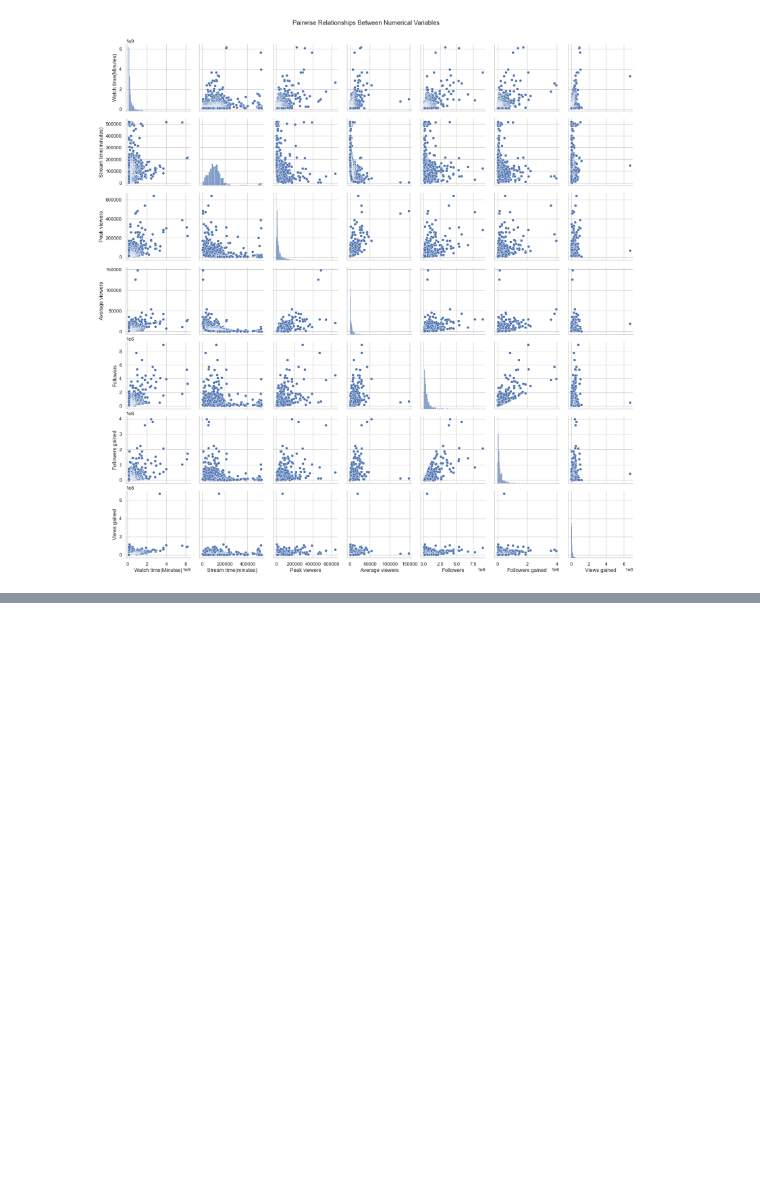
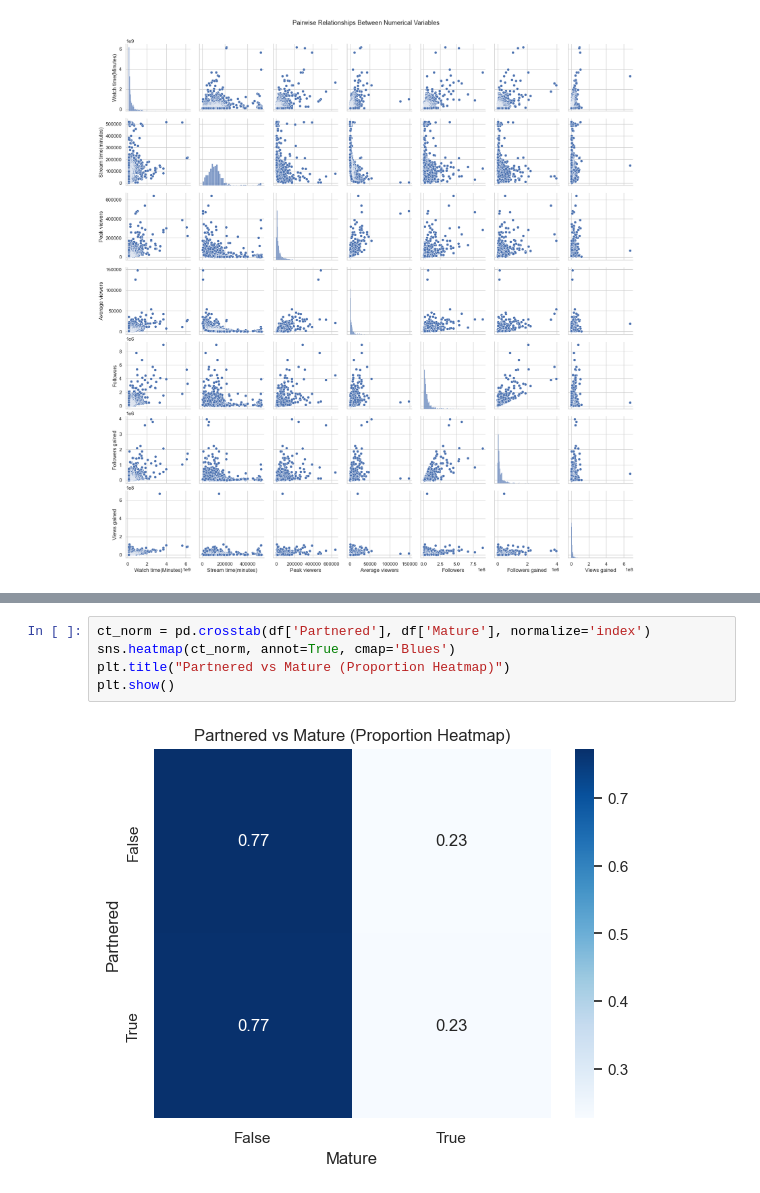
Before and after one commit to datasheng/CSC460_Anour_Ibrahim, a Jupyter notebook: hw4/eda.ipynb, the cells around one changed output, grey strips where cells are left out. Saved outputs shown, nothing was run; the diff lists cells and outputs as text; blank space fills up the shorter version.

```diff
--- a/hw4/eda.ipynb
+++ b/hw4/eda.ipynb
@@ -182,0 +193,7 @@ plt.show()
+# %%
+ct_norm = pd.crosstab(df['Partnered'], df['Mature'], normalize='index')
+sns.heatmap(ct_norm, annot=True, cmap='Blues')
+plt.title("Partnered vs Mature (Proportion Heatmap)")
+plt.show()
+# %% [output]
+[figure, added]
```
Also changed, not shown: parts of 4 cells of this notebook.
